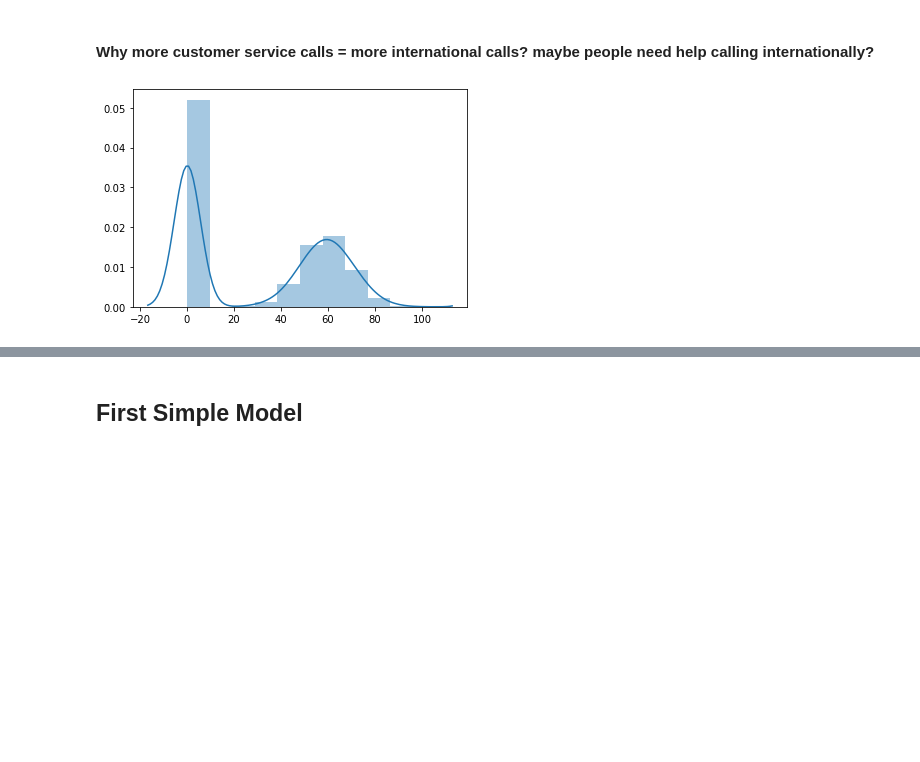
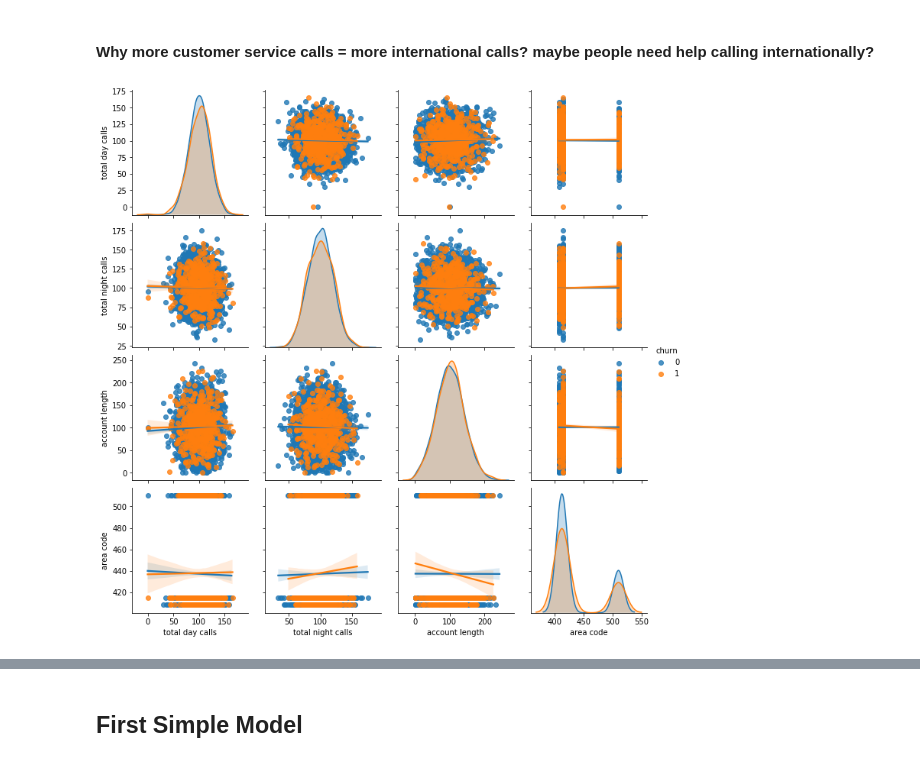
Before and after one commit to oklena/SyriaTel_Customer_Churn, a Jupyter notebook: notebooks/eda/Reuben_EDA.ipynb, the cells around one changed output, grey strips where cells are left out. Saved outputs shown, nothing was run; the diff lists cells and outputs as text; code cells hidden in the pictures; blank space fills up the shorter version.

```diff
--- a/notebooks/eda/Reuben_EDA.ipynb
+++ b/notebooks/eda/Reuben_EDA.ipynb
@@ -89,7 +85,10 @@ sns.lineplot('customer service calls','total intl calls', data=df);
 [figure]
 # %% [markdown]
 #### Why more customer service calls = more international calls?  maybe people need help calling internationally?
-# %%
-sns.distplot([tot_charge[0],tot_charge['churn']], bins=10);
-# %% [output]
-[figure, removed]
+# %%
+pplot= df[['churn','total day calls','total night calls','account length','area code']]
+
+sns.pairplot(pplot, kind="reg", hue='churn')
+plt.show()
+# %% [output]
+[figure, added]
```
Also changed, not shown: parts of 45 cells of this notebook.
